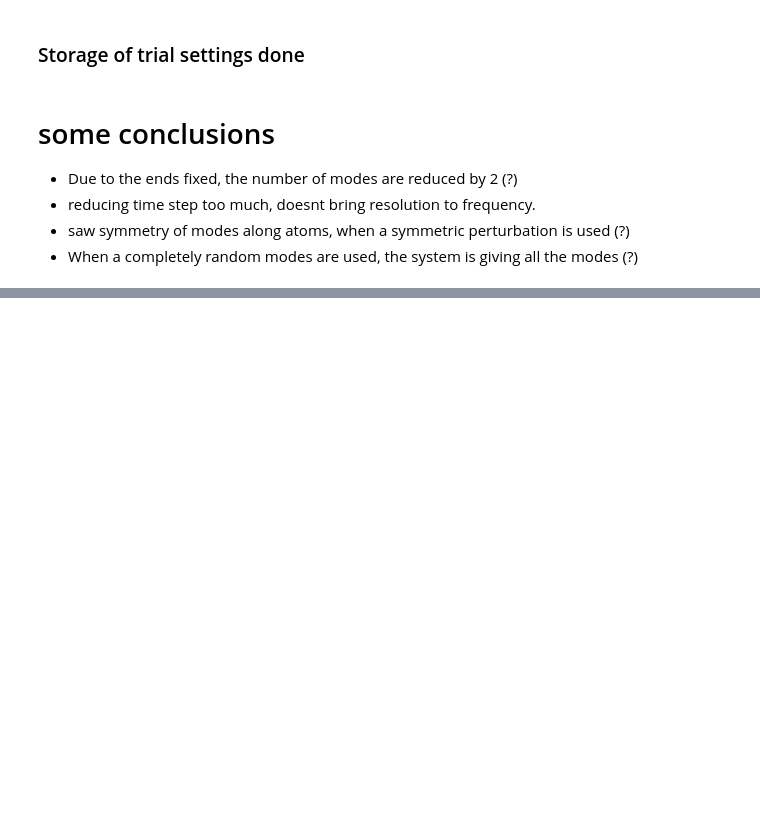
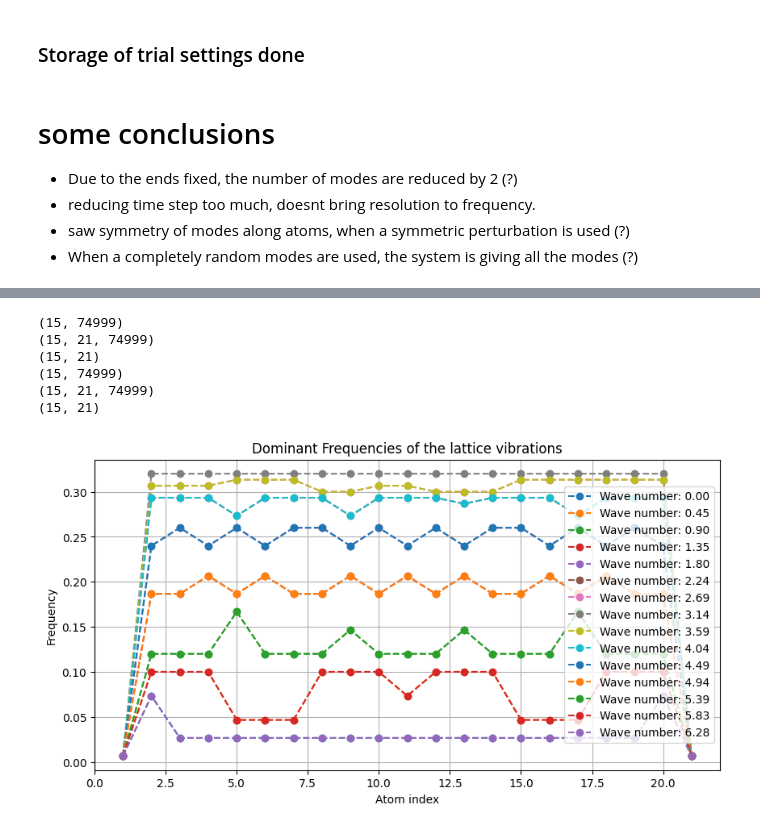
Before and after one commit to AdhilshaA/CP_lattice_vibration_project, a Jupyter notebook: RK4_monoatomic.ipynb, the cells around one changed output, grey strips where cells are left out. Saved outputs shown, nothing was run; the diff lists cells and outputs as text; code cells hidden in the pictures; blank space fills up the shorter version.

Commit message:
Dispersion relation update

```diff
--- a/RK4_monoatomic.ipynb
+++ b/RK4_monoatomic.ipynb
@@ -758,0 +1033,55 @@ def dXdt(X, V, t):
+# %%
+# loading the data
+# trial_name_ = trial_name
+trial_name_ = 'trial2_dispersion'
+
+all_freq_list = np.load(f'data/{trial_name_}_all_freq_list.npy')
+all_fft_list = np.load(f'data/{trial_name_}_all_fft_list.npy')
+all_max_amplitude_frequency = np.load(f'data/{trial_name_}_all_max_amplitude_frequency.npy')
+
+all_freq_list_theoretical = np.load(f'data/{trial_name_}_all_freq_list_theoretical.npy')
+all_fft_list_theoretical = np.load(f'data/{trial_name_}_all_fft_list_theoretical.npy')
+all_max_amplitude_frequency_theoretical = np.load(f'data/{trial_name_}_all_max_amplitude_frequency_theoretical.npy')
+# %%
+all_freq_list = np.array(all_freq_list)
+all_fft_list = np.array(all_fft_list)
+# all_atomic_indices = np.array(all_atomic_indices)
+all_max_amplitude_frequency = np.array(all_max_amplitude_frequency)
+
+all_freq_list_theoretical = np.array(all_freq_list_theoretical)
+all_fft_list_theoretical = np.array(all_fft_list_theoretical)
+# all_atomic_indices_theoretical = np.array(all_atomic_indices_theoretical)
+all_max_amplitude_frequency_theoretical = np.array(all_max_amplitude_frequency_theoretical)
+# %%
+print(all_freq_list.shape)
+print(all_fft_list.shape)
+print(all_max_amplitude_frequency.shape)
+
+print(all_freq_list_theoretical.shape)
+print(all_fft_list_theoretical.shape)
+print(all_max_amplitude_frequency_theoretical.shape)
+# %% [output]
+(15, 74999)
+(15, 21, 74999)
+(15, 21)
+(15, 74999)
+(15, 21, 74999)
+(15, 21)
+# %%
+# index = 0
+atomic_indices = np.linspace(1, N, N)
+# max_amplitude_frequency = all_max_amplitude_frequency[index]
+wave_ks = np.linspace(wave_k_range[0], wave_k_range[1], N_sims)
+
+plt.figure(figsize=(10,5))
+for i in range(N_sims):
+    plt.plot(atomic_indices, all_max_amplitude_frequency[i], 'o--', label=f'Wave number: {wave_ks[i]:.2f}')
+plt.xlabel('Atom index')
+plt.ylabel('Frequency')
+plt.title('Dominant Frequencies of the lattice vibrations')
+plt.grid()
+plt.legend()
+plt.savefig(f'figures/{trial_name}_dominant_frequencies.png')
+plt.show()
+# %% [output]
+[figure, added]
```
Also changed, not shown: parts of 23 cells of this notebook, 18 other files.
